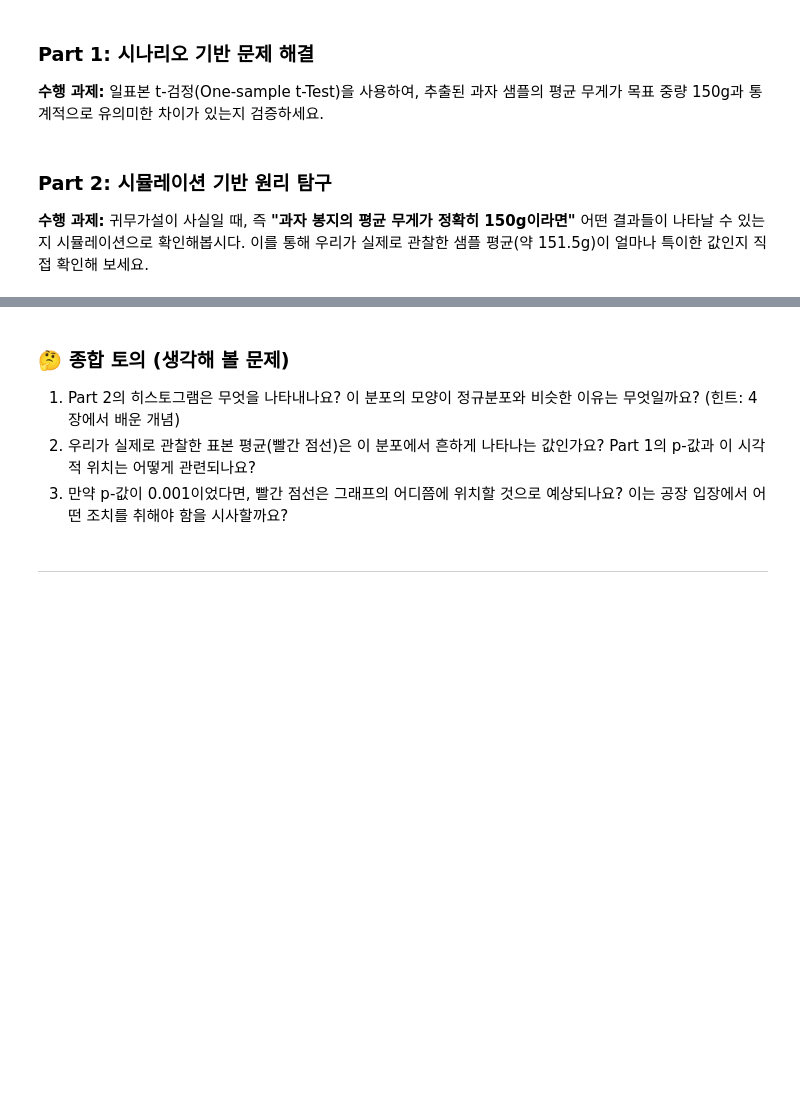
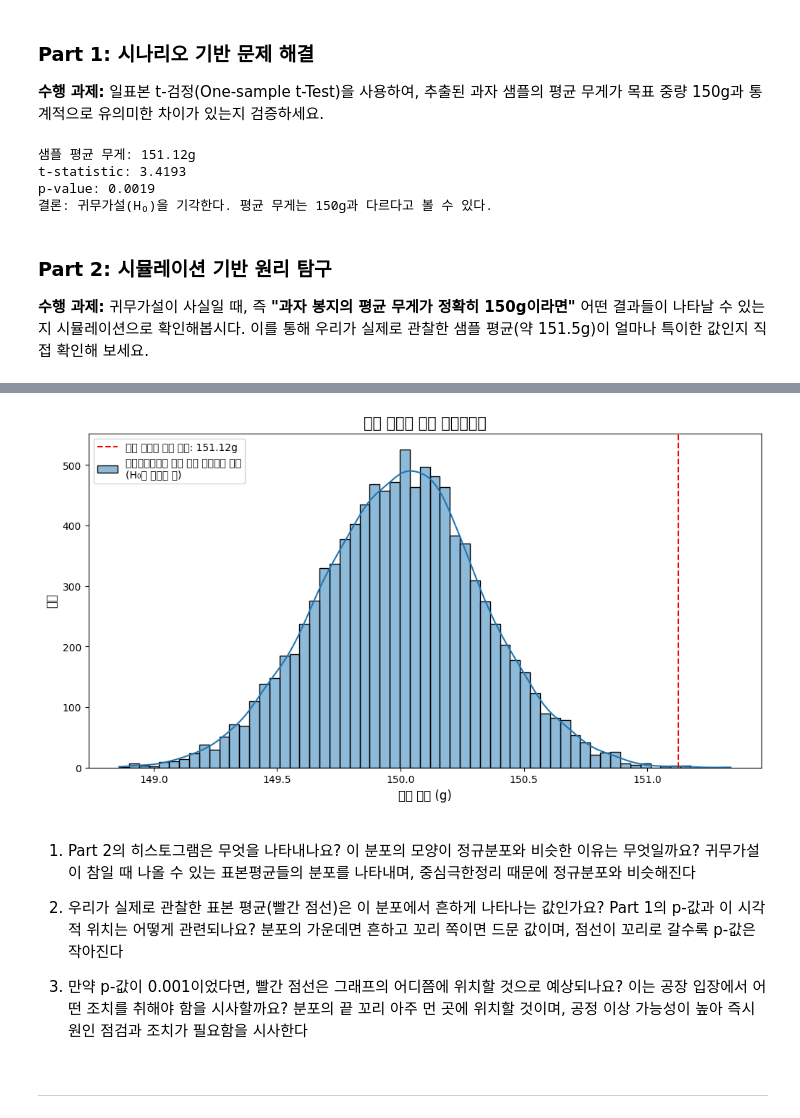
Before and after one commit to ary3120-droid/myproject, a Jupyter notebook: 12_15.ipynb, the cells around one changed output, grey strips where cells are left out. Drawn from its saved outputs; the diff is of its cells as text; code cells hidden in the pictures; blank space fills up the shorter version.

```diff
--- a/12_15.ipynb
+++ b/12_15.ipynb
@@ -121,49 +161,76 @@ plt.show()
 
 **수행 과제:** 일표본 t-검정(One-sample t-Test)을 사용하여, 추출된 과자 샘플의 평균 무게가 목표 중량 150g과 통계적으로 유의미한 차이가 있는지 검증하세요.
 # %%
+import numpy as np
+from scipy.stats import ttest_1samp
+
 # 주어진 데이터
 np.random.seed(42)
 sample_weights = np.random.normal(loc=151.5, scale=2, size=30)
-pop_mean = 150 # 목표 중량 (모평균)
+pop_mean = 150  # 목표 중량 (모평균)
 
-# [작성] 가설을 주석으로 작성해보세요.
-# H₀ (귀무가설):
-# H₁ (대립가설):
+# [작성] 가설
+# H₀ (귀무가설): μ = 150  (평균 무게는 150g이다)
+# H₁ (대립가설): μ ≠ 150  (평균 무게는 150g이 아니다)
 
-# [작성] 일표본 t-검정을 수행하여 t-통계량과 p-값을 구하세요.
-t_statistic, p_value = # 여기에 코드 작성
+# [작성] 일표본 t-검정
+t_statistic, p_value = ttest_1samp(sample_weights, pop_mean)
 
 print(f"샘플 평균 무게: {np.mean(sample_weights):.2f}g")
 print(f"t-statistic: {t_statistic:.4f}")
 print(f"p-value: {p_value:.4f}")
 
-# [작성] 유의수준 0.05를 기준으로 통계적 결론을 내리는 코드를 작성하세요.
+# [작성] 통계적 결론
 alpha = 0.05
-# 여기에 코드 작성
+if p_value < alpha:
+    print("결론: 귀무가설(H₀)을 기각한다. 평균 무게는 150g과 다르다고 볼 수 있다.")
+else:
+    print("결론: 귀무가설(H₀)을 기각하지 못한다. 평균 무게가 150g과 다르다고 보기 어렵다.")
+# %% [output]
+샘플 평균 무게: 151.12g
+t-statistic: 3.4193
+p-value: 0.0019
+결론: 귀무가설(H₀)을 기각한다. 평균 무게는 150g과 다르다고 볼 수 있다.
 # %% [markdown]
 ### **Part 2: 시뮬레이션 기반 원리 탐구**
 
 **수행 과제:** 귀무가설이 사실일 때, 즉 **"과자 봉지의 평균 무게가 정확히 150g이라면"** 어떤 결과들이 나타날 수 있는지 시뮬레이션으로 확인해봅시다. 이를 통해 우리가 실제로 관찰한 샘플 평균(약 151.5g)이 얼마나 특이한 값인지 직접 확인해 보세요.
 # %%
+import numpy as np
+import matplotlib.pyplot as plt
+import seaborn as sns
+
 # 1. 시뮬레이션 설정
 # H₀가 사실이라고 가정: 평균(loc) = 150g
-# 표준편차는 우리가 가진 샘플의 표준편차를 사용한다고 가정
-# 30개짜리 샘플을 10,000번 뽑기
+# 표준편차는 우리가 가진 샘플의 표준편차 사용
 num_simulations = 10000
 sample_size = 30
 simulated_means = []
 
-# [작성] for 반복문을 사용하여 시뮬레이션을 10,000번 수행하세요.
-# 각 반복마다 H₀가 사실인 모집단에서 30개의 샘플을 뽑고, 그 평균을 simulated_means 리스트에 추가하세요.
+pop_mean = 150
+pop_std = np.std(sample_weights, ddof=1)
+
+# [작성] 시뮬레이션 수행
 for _ in range(num_simulations):
-    # 여기에 코드 작성
+    sample = np.random.normal(loc=pop_mean, scale=pop_std, size=sample_size)
+    simulated_means.append(np.mean(sample))
 
 # 2. 시각화
 plt.figure(figsize=(12, 6))
-sns.histplot(simulated_means, kde=True, label='시뮬레이션으로 얻은 표본 평균들의 분포\n(H₀가 사실일 때)')
-plt.axvline(x=np.mean(sample_weights), color='red', linestyle='--', label=f'실제 관찰된 표본 평균: {np.mean(sample_weights):.2f}g')
+sns.histplot(
+    simulated_means,
+    kde=True,
+    label='시뮬레이션으로 얻은 표본 평균들의 분포\n(H₀가 사실일 때)'
+)
+plt.axvline(
+    x=np.mean(sample_weights),
+    color='red',
+    linestyle='--',
+    label=f'실제 관찰된 표본 평균: {np.mean(sample_weights):.2f}g'
+)
 plt.title("표본 평균의 분포 시뮬레이션", fontsize=15)
 plt.xlabel("표본 평균 (g)", fontsize=12)
 plt.ylabel("빈도", fontsize=12)
 plt.legend()
 plt.show()
+# %% [output]
@@ -170,9 +254,13 @@ plt.show()
+[figure, added]
 # %% [markdown]
-### **🤔 종합 토의 (생각해 볼 문제)**
+1. Part 2의 히스토그램은 무엇을 나타내나요? 이 분포의 모양이 정규분포와 비슷한 이유는 무엇일까요?
+   귀무가설이 참일 때 나올 수 있는 표본평균들의 분포를 나타내며, 중심극한정리 때문에 정규분포와 비슷해진다
 
-1.  Part 2의 히스토그램은 무엇을 나타내나요? 이 분포의 모양이 정규분포와 비슷한 이유는 무엇일까요? (힌트: 4장에서 배운 개념)
-2.  우리가 실제로 관찰한 표본 평균(빨간 점선)은 이 분포에서 흔하게 나타나는 값인가요? Part 1의 p-값과 이 시각적 위치는 어떻게 관련되나요?
-3.  만약 p-값이 0.001이었다면, 빨간 점선은 그래프의 어디쯤에 위치할 것으로 예상되나요? 이는 공장 입장에서 어떤 조치를 취해야 함을 시사할까요?
+2. 우리가 실제로 관찰한 표본 평균(빨간 점선)은 이 분포에서 흔하게 나타나는 값인가요? Part 1의 p-값과 이 시각적 위치는 어떻게 관련되나요?
+   분포의 가운데면 흔하고 꼬리 쪽이면 드문 값이며, 점선이 꼬리로 갈수록 p-값은 작아진다
+
+3. 만약 p-값이 0.001이었다면, 빨간 점선은 그래프의 어디쯤에 위치할 것으로 예상되나요? 이는 공장 입장에서 어떤 조치를 취해야 함을 시사할까요?
+   분포의 끝 꼬리 아주 먼 곳에 위치할 것이며, 공정 이상 가능성이 높아 즉시 원인 점검과 조치가 필요함을 시사한다
 # %% [markdown]
 ---
 # %% [markdown]
```
Also changed, not shown: parts of 14 cells of this notebook.
